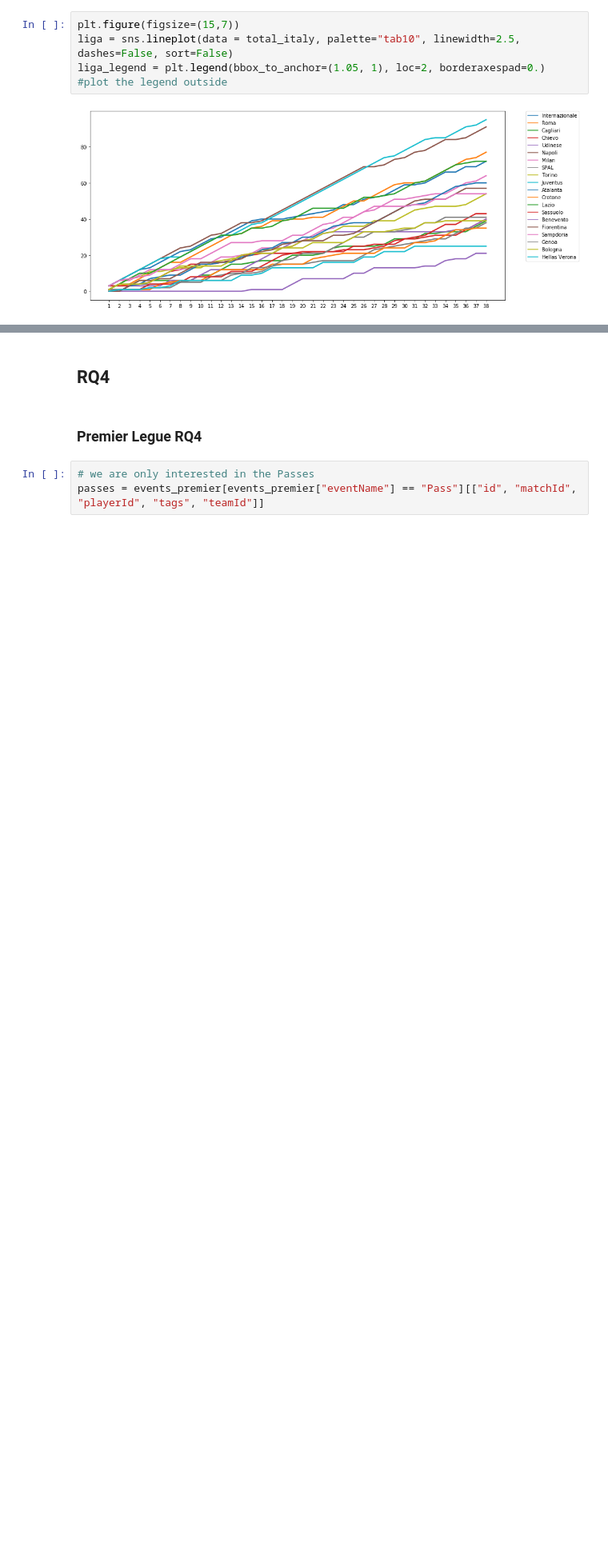
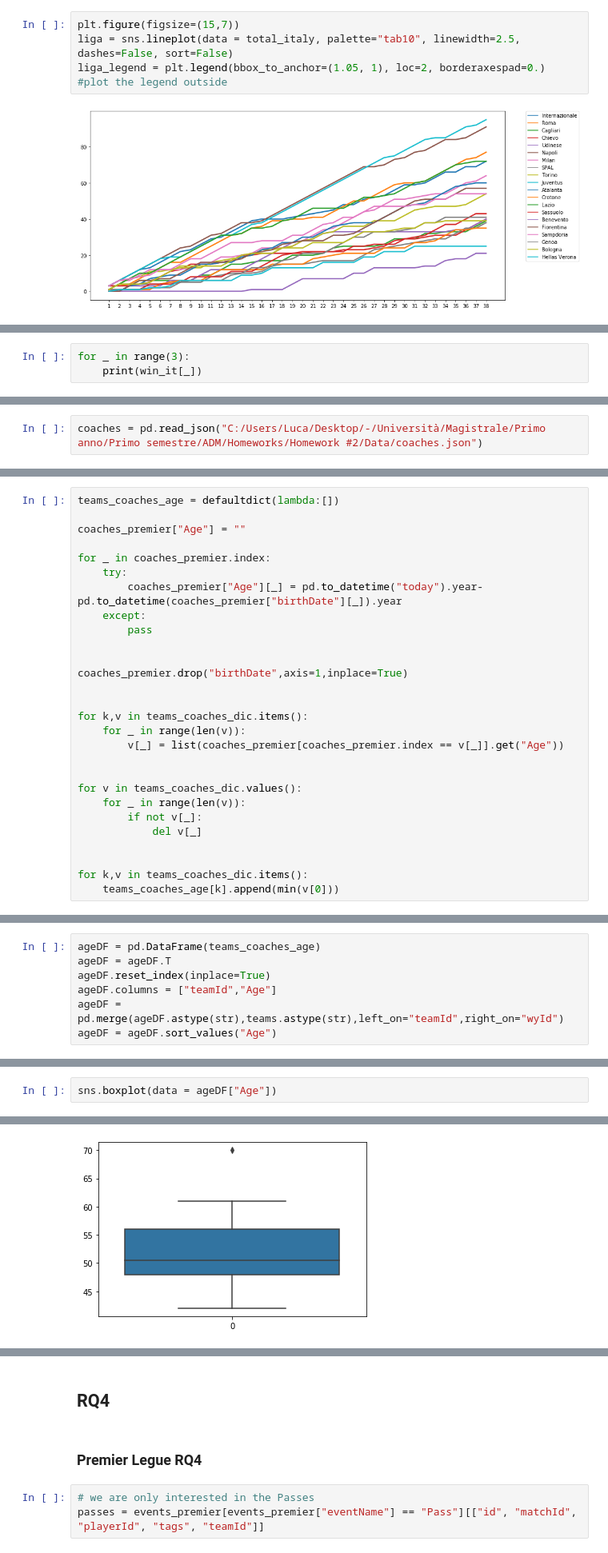
Before and after one commit to Donni06/Homework-2-ADM, a Jupyter notebook: main_ADM.ipynb, the cells around one changed output, grey strips where cells are left out. Shown at 80% size. Saved outputs shown, nothing was run; the diff lists cells and outputs as text; blank space fills up the shorter version.

```diff
--- a/Luca/main_ADM.ipynb
+++ b/main_ADM.ipynb
@@ -242,0 +453,3 @@ liga_legend = plt.legend(bbox_to_anchor=(1.05, 1), loc=2, borderaxespad=0.) #plo
+# %%
+for _ in range(3):
+    print(win_it[_])
@@ -242,0 +468,2 @@ liga_legend = plt.legend(bbox_to_anchor=(1.05, 1), loc=2, borderaxespad=0.) #plo
+# %%
+coaches = pd.read_json("C:/Users/Luca/Desktop/-/Università/Magistrale/Primo anno/Primo semestre/ADM/Homeworks/Homework #2/Data/coaches.json")
@@ -242,0 +501,28 @@ liga_legend = plt.legend(bbox_to_anchor=(1.05, 1), loc=2, borderaxespad=0.) #plo
+# %%
+teams_coaches_age = defaultdict(lambda:[])
+
+coaches_premier["Age"] = ""
+
+for _ in coaches_premier.index:
+    try:
+        coaches_premier["Age"][_] = pd.to_datetime("today").year-pd.to_datetime(coaches_premier["birthDate"][_]).year
+    except:
+        pass
+
+
+coaches_premier.drop("birthDate",axis=1,inplace=True)
+
+
+for k,v in teams_coaches_dic.items():
+    for _ in range(len(v)):
+        v[_] = list(coaches_premier[coaches_premier.index == v[_]].get("Age"))
+
+
+for v in teams_coaches_dic.values():
+    for _ in range(len(v)):
+        if not v[_]:
+            del v[_]
+
+
+for k,v in teams_coaches_dic.items():
+    teams_coaches_age[k].append(min(v[0]))
@@ -242,0 +545,7 @@ liga_legend = plt.legend(bbox_to_anchor=(1.05, 1), loc=2, borderaxespad=0.) #plo
+# %%
+ageDF = pd.DataFrame(teams_coaches_age)
+ageDF = ageDF.T
+ageDF.reset_index(inplace=True)
+ageDF.columns = ["teamId","Age"]
+ageDF = pd.merge(ageDF.astype(str),teams.astype(str),left_on="teamId",right_on="wyId")
+ageDF = ageDF.sort_values("Age")
@@ -242,0 +573,3 @@ liga_legend = plt.legend(bbox_to_anchor=(1.05, 1), loc=2, borderaxespad=0.) #plo
+# %%
+sns.boxplot(data = ageDF["Age"])
+# %% [output]
@@ -242,0 +577 @@ liga_legend = plt.legend(bbox_to_anchor=(1.05, 1), loc=2, borderaxespad=0.) #plo
+[figure, added]
```
Also changed, not shown: parts of 66 cells of this notebook, 4 other files.
